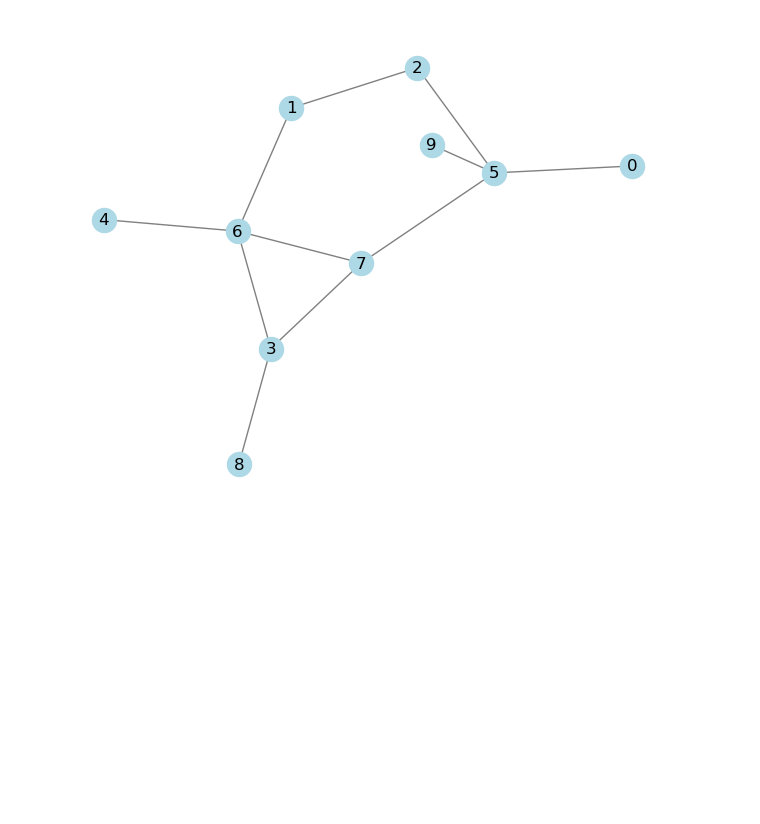
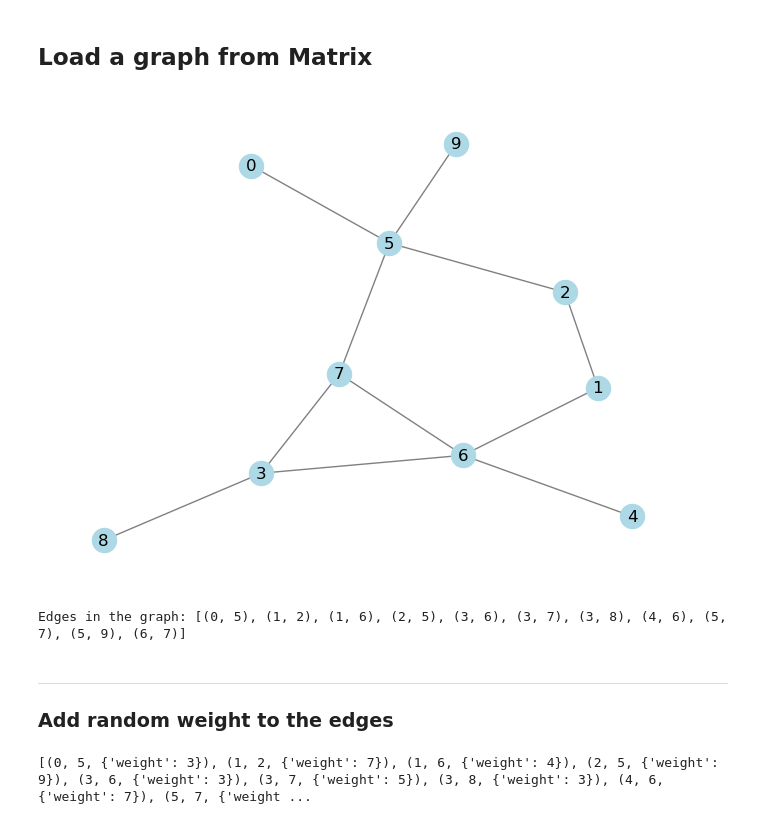
Before and after one commit to ludvigramsvik/Prims_and_Kruskals_Algorithms, a Jupyter notebook: Draw_graphs.ipynb, the cells around one changed output. Cells and saved outputs as stored; diff of their text form; code cells hidden in the pictures; blank space fills up the shorter version.

```diff
--- a/Draw_graphs.ipynb
+++ b/Draw_graphs.ipynb
@@ -1,23 +1,35 @@
+# %% [markdown]
+## Load a graph from Matrix
 # %%
 import networkx as nx
 import numpy as np
 import matplotlib.pyplot as plt
+np.random.seed(42)
 
-# 1. Create an adjacency matrix (1 = edge, 0 = no edge)
-matrix = np.array([
-    [0, 1, 1, 0],
-    [1, 0, 1, 1],
-    [1, 1, 0, 1],
-    [0, 1, 1, 0]
-])
+matrix = np.loadtxt('Graphs/test_graph.txt', dtype=int)
 
-matrix2 = np.loadtxt('Graphs/test_graph.txt', dtype=int)  # Load from a file if needed
+G = nx.from_numpy_array(matrix)
 
-# 2. Convert matrix to a Graph object
-G = nx.from_numpy_array(matrix2)
-
-# 3. Draw it!
 nx.draw(G, with_labels=True, node_color='lightblue', edge_color='gray')
 plt.show()
 # %% [output]
-[figure, old version]
+[figure, new version]
+# %%
+# Print edges
+edges = G.edges()
+print("Edges in the graph:", edges)
+# %% [output]
+Edges in the graph: [(0, 5), (1, 2), (1, 6), (2, 5), (3, 6), (3, 7), (3, 8), (4, 6), (5, 7), (5, 9), (6, 7)]
+# %% [markdown]
+
+---
+### Add random weight to the edges
+# %%
+# add random weights to edges
+for u, v in G.edges():
+    G[u][v]['weight'] = np.random.randint(1, 10)
+
+# print edges with weights
+print(G.edges(data=True))
+# %% [output]
+[(0, 5, {'weight': 3}), (1, 2, {'weight': 7}), (1, 6, {'weight': 4}), (2, 5, {'weight': 9}), (3, 6, {'weight': 3}), (3, 7, {'weight': 5}), (3, 8, {'weight': 3}), (4, 6, {'weight': 7}), (5, 7, {'weight ...
```
Also changed, not shown: parts of 4 cells of this notebook, 1 other file.
